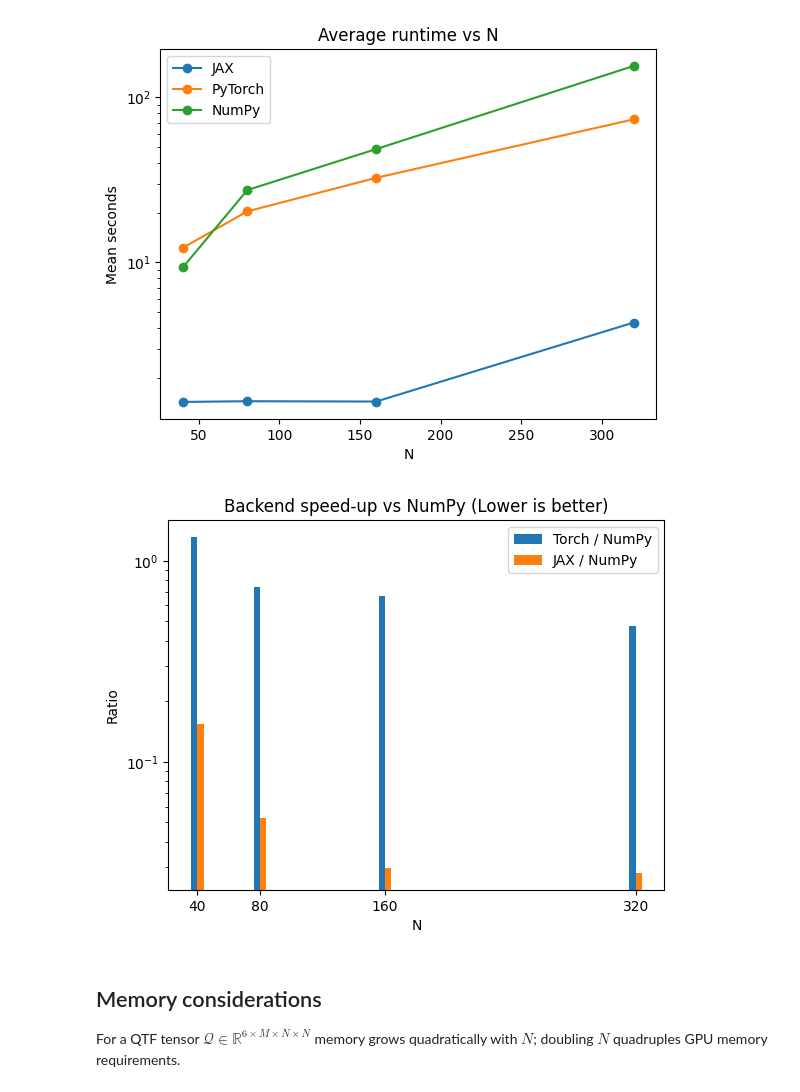
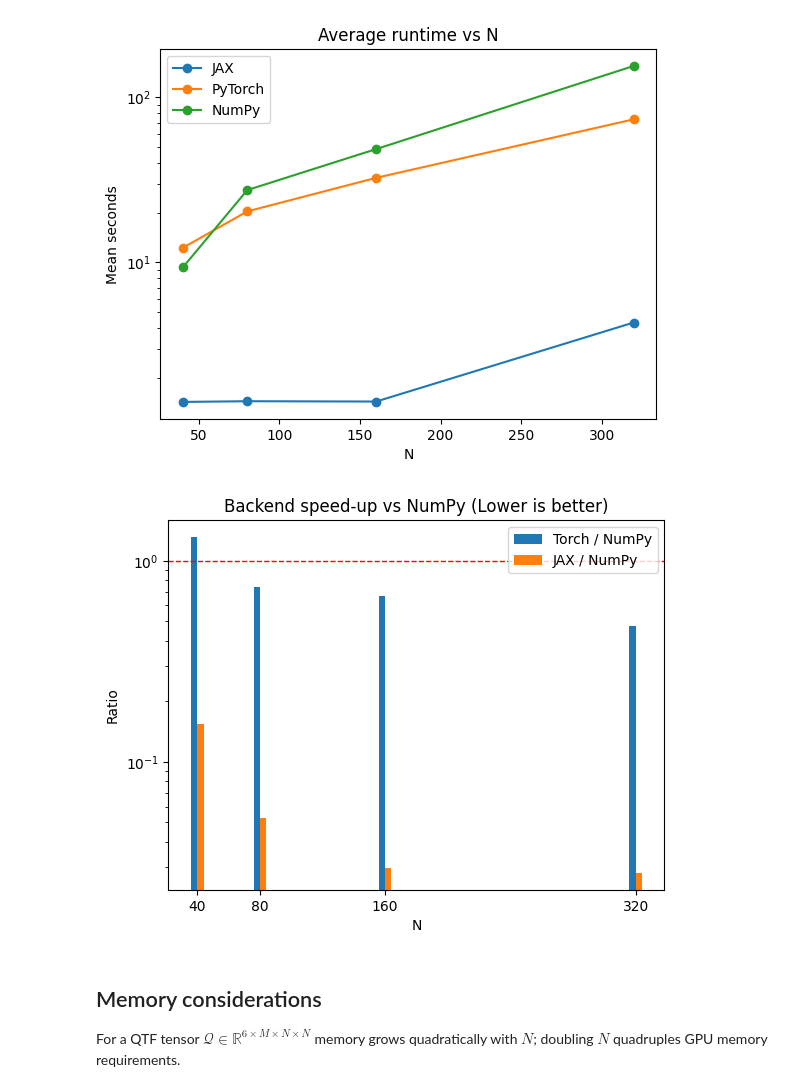
Before and after one commit to kristmro/McHorcrux, a Jupyter notebook: demos/demo_compare/simulator_runtime_analysis.ipynb, the cells around one changed output. Cells and saved outputs as stored; diff of their text form; code cells hidden in the pictures.

Commit message:
added a red line for inidcating where numpy status is

```diff
--- a/demos/demo_compare/simulator_runtime_analysis.ipynb
+++ b/demos/demo_compare/simulator_runtime_analysis.ipynb
@@ -59,13 +59,23 @@ ax.set_yscale('log'); ax.set_title('Average runtime vs N'); ax.set_xlabel('N');
 [figure]
 # %%
 ratio_torch_numpy = df.groupby('N').apply(lambda d: d['torch_time'].sum() / d['numpy_time'].sum())
-ratio_jax_numpy = df.groupby('N').apply(lambda d: d['jax_time'].sum() / d['numpy_time'].sum())
+ratio_jax_numpy   = df.groupby('N').apply(lambda d: d['jax_time'].sum()   / d['numpy_time'].sum())
+
 fig, ax = plt.subplots()
 ax.bar(ratio_torch_numpy.index - 2, ratio_torch_numpy.values, width=4, label='Torch / NumPy')
 ax.bar(ratio_jax_numpy.index + 2, ratio_jax_numpy.values, width=4, label='JAX / NumPy')
-ax.set_yscale('log'); ax.set_title('Backend speed-up vs NumPy (Lower is better)'); ax.set_xlabel('N'); ax.set_ylabel('Ratio'); ax.set_xticks(ratio_torch_numpy.index); ax.legend(); plt.show()
+
+ax.set_yscale('log')
+ax.axhline(1, color='red', linestyle='--', linewidth=1)  # <-- red line at 10^0
+
+ax.set_title('Backend speed-up vs NumPy (Lower is better)')
+ax.set_xlabel('N')
+ax.set_ylabel('Ratio')
+ax.set_xticks(ratio_torch_numpy.index)
+ax.legend()
+plt.show()
 # %% [output]
-[figure, old version]
+[figure, new version]
 # %% [markdown]
 ## Memory considerations
 For a QTF tensor $\mathcal{Q}\in \mathbb{R}^{6\times M \times N \times N}$ memory grows quadratically with $N$; doubling $N$ quadruples GPU memory requirements.
```
